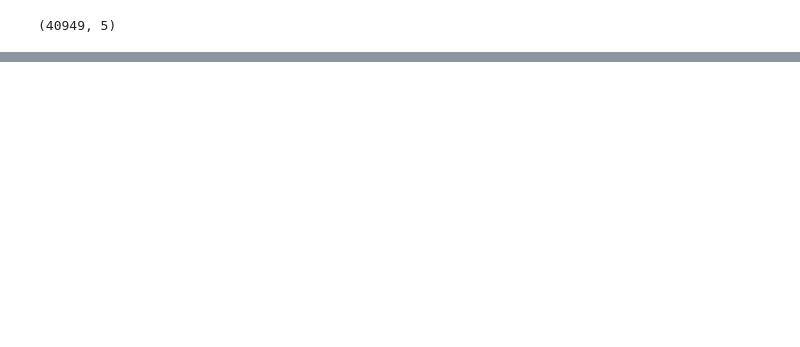
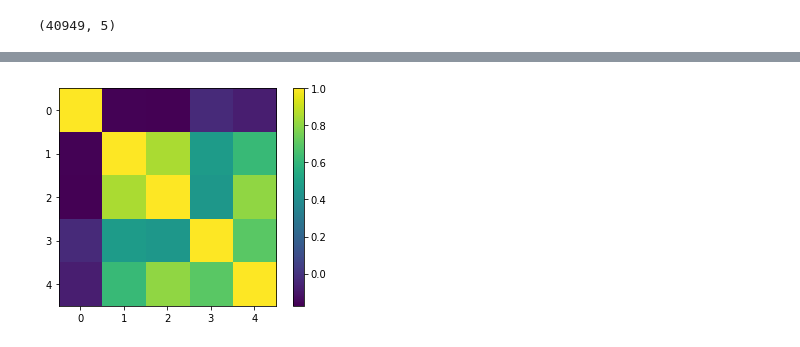
Before and after one commit to AriannaGrossi/MLPNS_AGrossi, a Jupyter notebook: MLPNS23_14_03_probability.ipynb, the cells around one changed output, grey strips where cells are left out. Saved outputs shown, nothing was run; the diff lists cells and outputs as text; code cells hidden in the pictures; blank space fills up the shorter version.

```diff
--- a/MLPNS23_14_03_probability.ipynb
+++ b/MLPNS23_14_03_probability.ipynb
@@ -135,0 +285,15 @@ videos[ncols].corr()
+# %%
+pl.imshow(videos[ncols].corr());
+#Per visualizzare in maniera intuitiva la correlazione esistente tra le variabili
+#numeriche presenti nel file, utilizziamo la funzione imshow per mostrare la matrice
+#di correlazione come immagine.
+#Notiamo che la funzione imshow può ricevere come argomento la matrice di
+#correlazione tra le variabili numeriche presenti nel file, ossia una variabile
+#di tipo dataframe, perchè le variabili di tipo dataframe possono essere convertite
+#in array.
+pl.colorbar();
+#Associo alla immagine creata mediante la funzione imshow una colorbar, in cui
+#è indicato a quale valore dell'indice di correlazione corrisponda ciascun colore
+#che compare nell'immagine.
+# %% [output]
+[figure, added]
```
Also changed, not shown: parts of 40 cells of this notebook.
